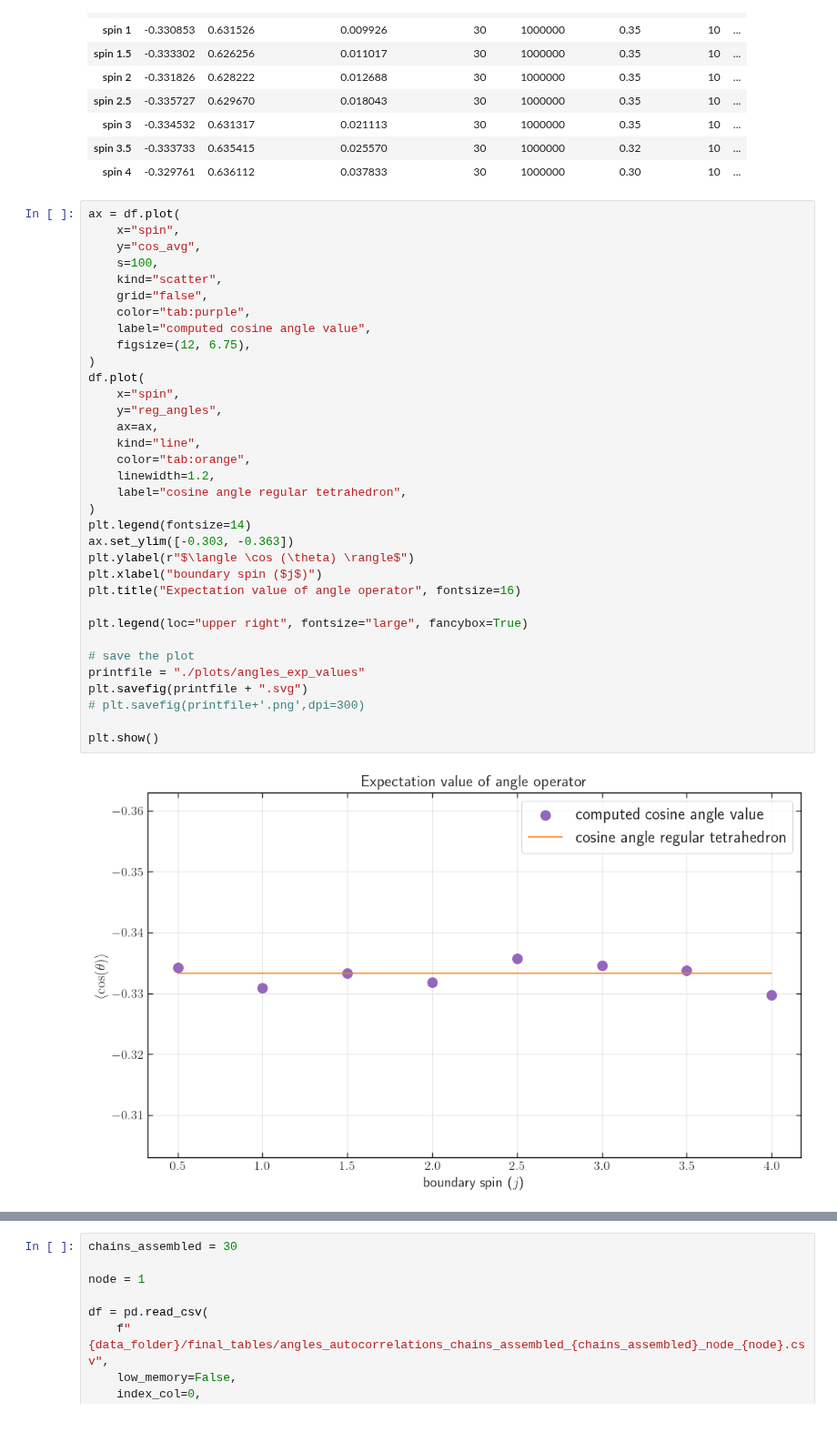
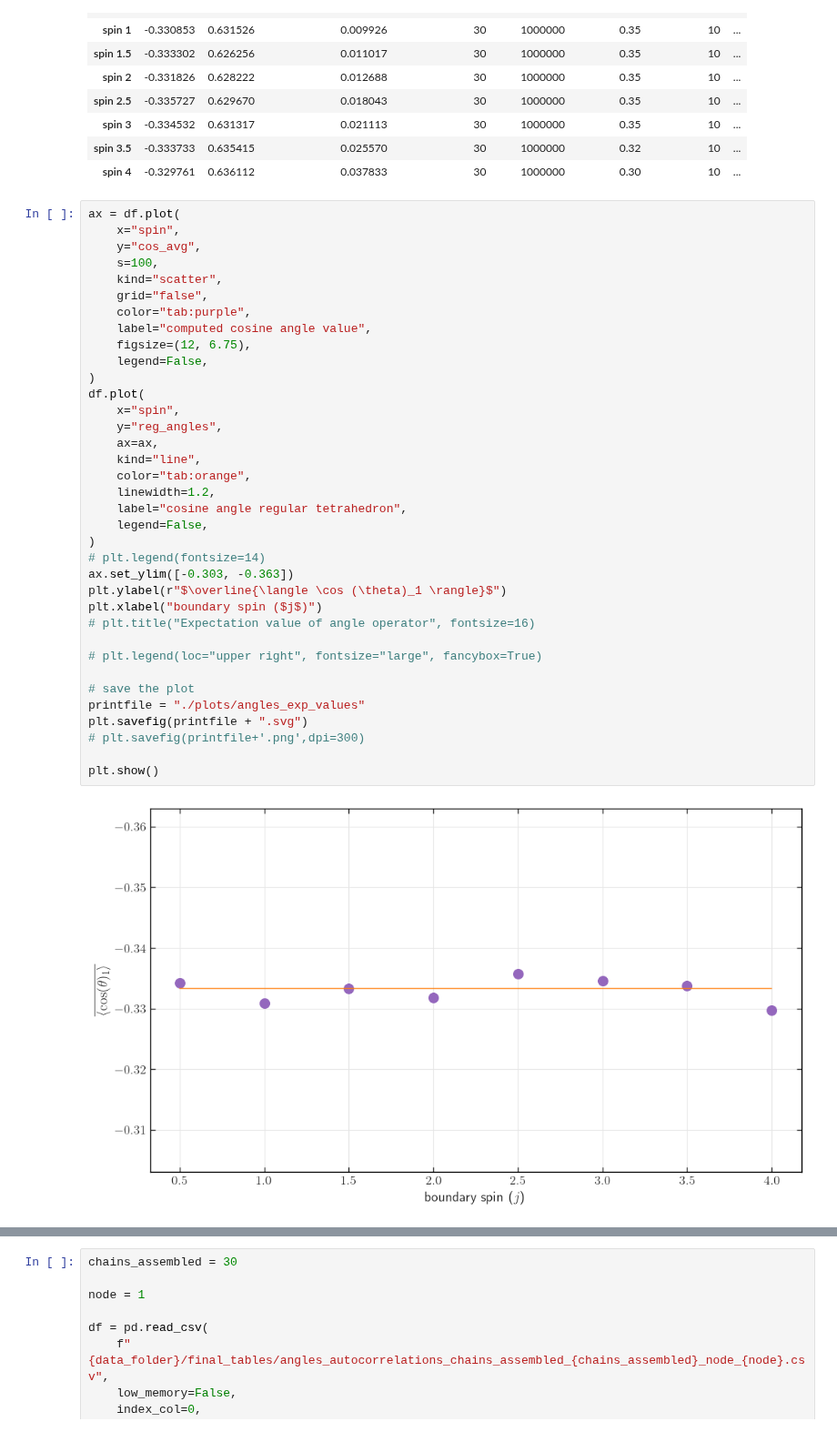
Before and after one commit to PietropaoloFrisoni/MCMC_16_cells_spinfoam, a Jupyter notebook: notebooks/Operators.ipynb, the cells around one changed output, grey strips where cells are left out. Shown at 91% size. Drawn from its saved outputs; the diff is of its cells as text.

Commit message:
modified plot features

```diff
--- a/notebooks/Operators.ipynb
+++ b/notebooks/Operators.ipynb
@@ -532,38 +532,40 @@ df
 ax = df.plot(
     x="spin",
     y="cos_avg",
     s=100,
     kind="scatter",
     grid="false",
     color="tab:purple",
     label="computed cosine angle value",
     figsize=(12, 6.75),
+    legend=False,
 )
 df.plot(
     x="spin",
     y="reg_angles",
     ax=ax,
     kind="line",
     color="tab:orange",
     linewidth=1.2,
     label="cosine angle regular tetrahedron",
+    legend=False,
 )
-plt.legend(fontsize=14)
+# plt.legend(fontsize=14)
 ax.set_ylim([-0.303, -0.363])
-plt.ylabel(r"$\langle \cos (\theta) \rangle$")
+plt.ylabel(r"$\overline{\langle \cos (\theta)_1 \rangle}$")
 plt.xlabel("boundary spin ($j$)")
-plt.title("Expectation value of angle operator", fontsize=16)
+# plt.title("Expectation value of angle operator", fontsize=16)
 
-plt.legend(loc="upper right", fontsize="large", fancybox=True)
+# plt.legend(loc="upper right", fontsize="large", fancybox=True)
 
 # save the plot
 printfile = "./plots/angles_exp_values"
 plt.savefig(printfile + ".svg")
 # plt.savefig(printfile+'.png',dpi=300)
 
 plt.show()
 # %% [output]
-[figure, old version]
+[figure, new version]
 # %%
 ax = df.plot(
     x="spin",
```
Also changed, not shown: parts of 5 cells of this notebook, 7 other files.
